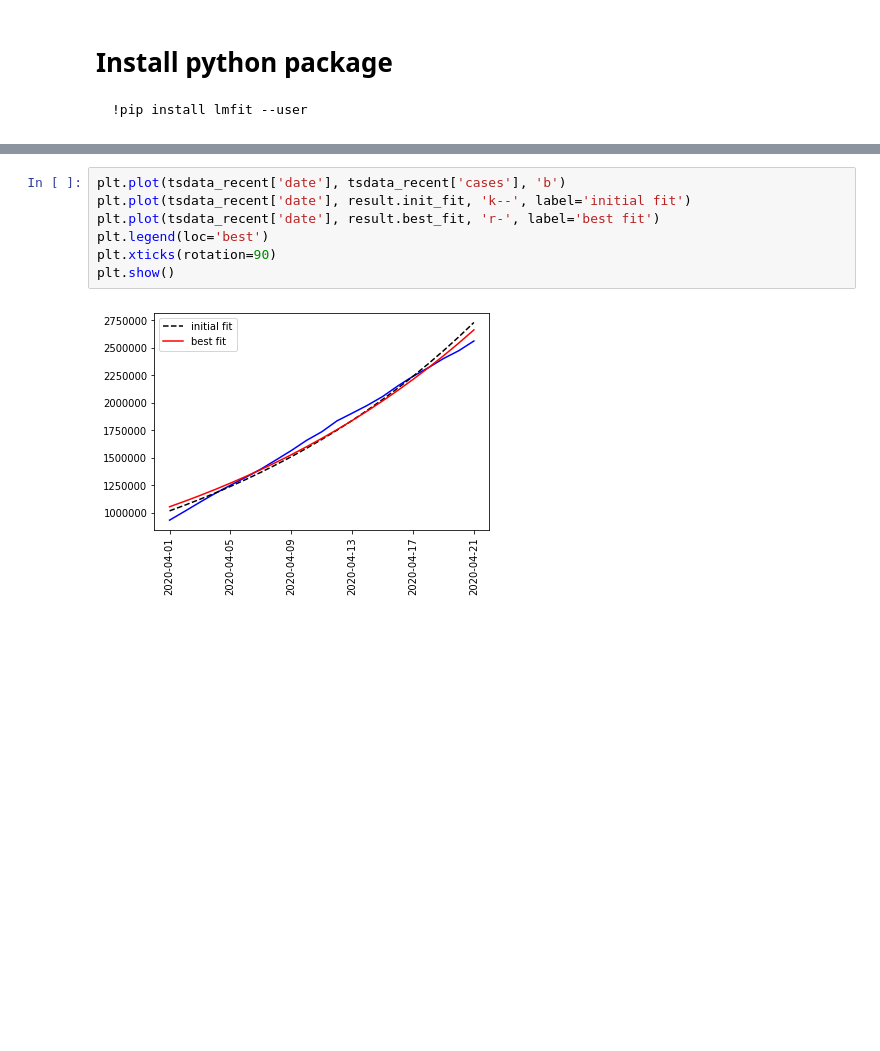
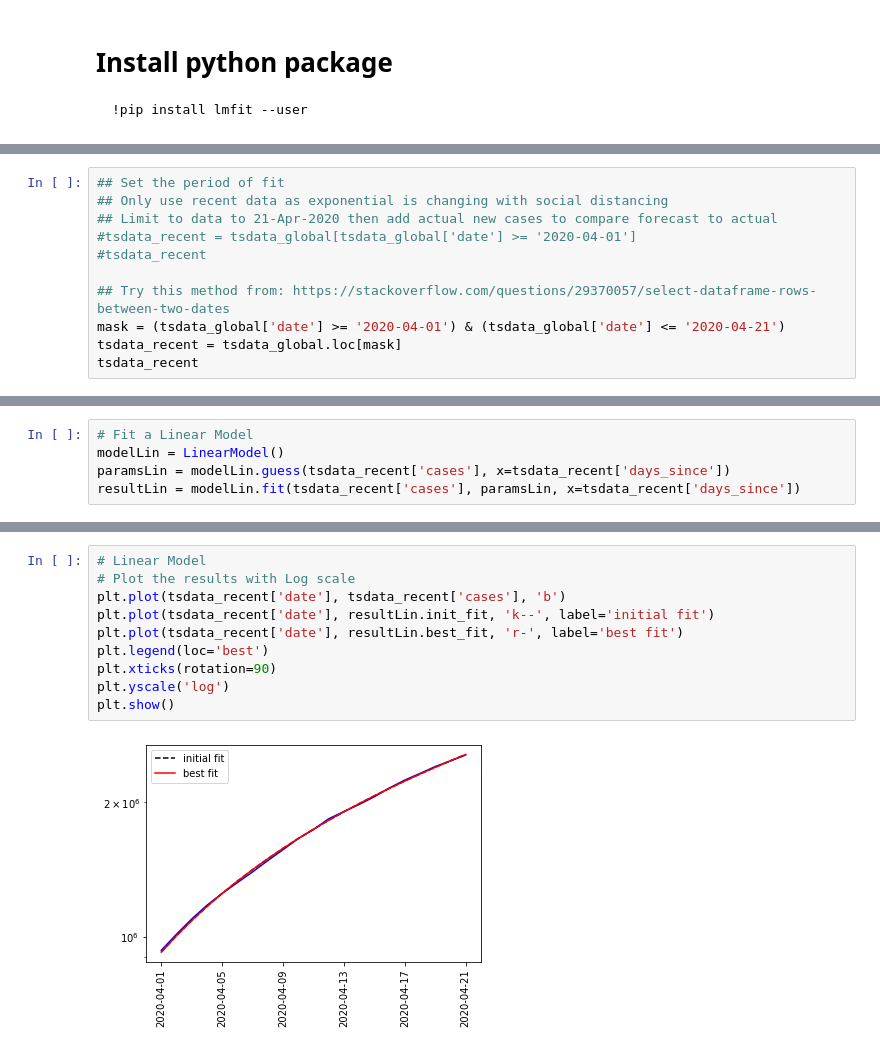
Before and after one commit to mortie23/covid-19-analysis, a Jupyter notebook: python/notebook.ipynb, the cells around one changed output, grey strips where cells are left out. Drawn from its saved outputs; the diff is of its cells as text; blank space fills up the shorter version.

```diff
--- a/python/notebook.ipynb
+++ b/python/notebook.ipynb
@@ -152,0 +134,11 @@ tsdata_recent
+# %%
+## Set the period of fit
+## Only use recent data as exponential is changing with social distancing
+## Limit to data to 21-Apr-2020 then add actual new cases to compare forecast to actual
+#tsdata_recent = tsdata_global[tsdata_global['date'] >= '2020-04-01']
+#tsdata_recent
+
+## Try this method from: https://stackoverflow.com/questions/29370057/select-dataframe-rows-between-two-dates
+mask = (tsdata_global['date'] >= '2020-04-01') & (tsdata_global['date'] <= '2020-04-21')
+tsdata_recent = tsdata_global.loc[mask]
+tsdata_recent
@@ -183,0 +194,5 @@ Correlations (unreported correlations are < 0.100)
+# %%
+# Fit a Linear Model
+modelLin = LinearModel()
+paramsLin = modelLin.guess(tsdata_recent['cases'], x=tsdata_recent['days_since'])
+resultLin = modelLin.fit(tsdata_recent['cases'], paramsLin, x=tsdata_recent['days_since'])
@@ -193,11 +235,14 @@ plt.show()
 # %% [output]
 [figure]
 # %%
+# Linear Model
+# Plot the results with Log scale
 plt.plot(tsdata_recent['date'], tsdata_recent['cases'], 'b')
-plt.plot(tsdata_recent['date'], result.init_fit, 'k--', label='initial fit')
-plt.plot(tsdata_recent['date'], result.best_fit, 'r-', label='best fit')
+plt.plot(tsdata_recent['date'], resultLin.init_fit, 'k--', label='initial fit')
+plt.plot(tsdata_recent['date'], resultLin.best_fit, 'r-', label='best fit')
 plt.legend(loc='best')
 plt.xticks(rotation=90)
+plt.yscale('log')
 plt.show()
 # %% [output]
-[figure, old version]
+[figure, new version]
```
Also changed, not shown: parts of 25 cells of this notebook, 13 other files.
